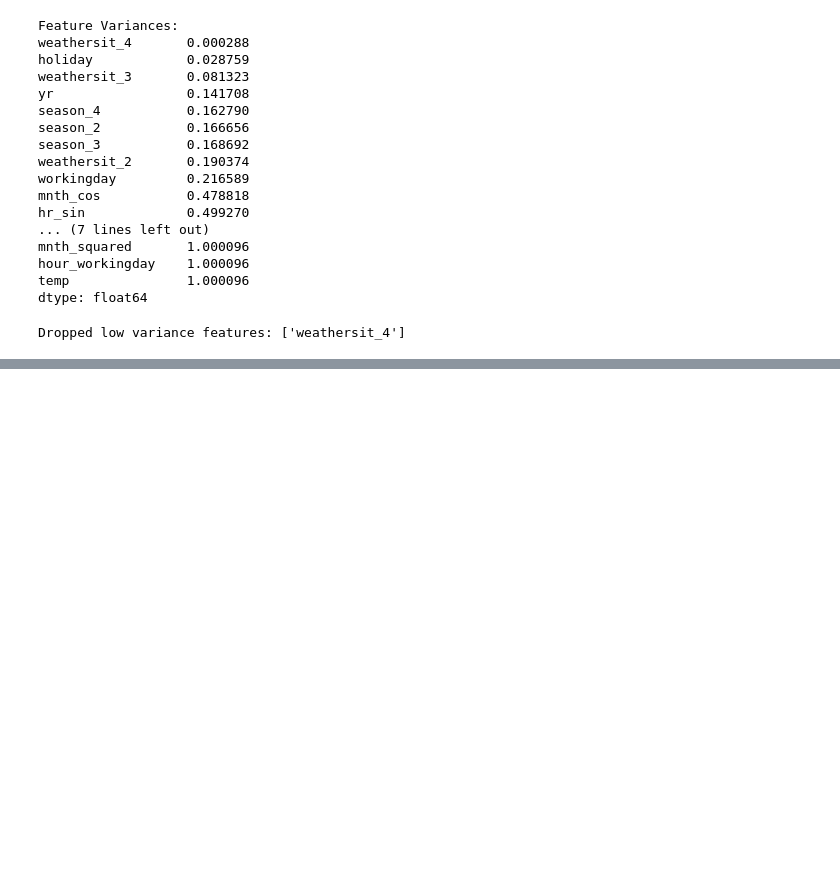
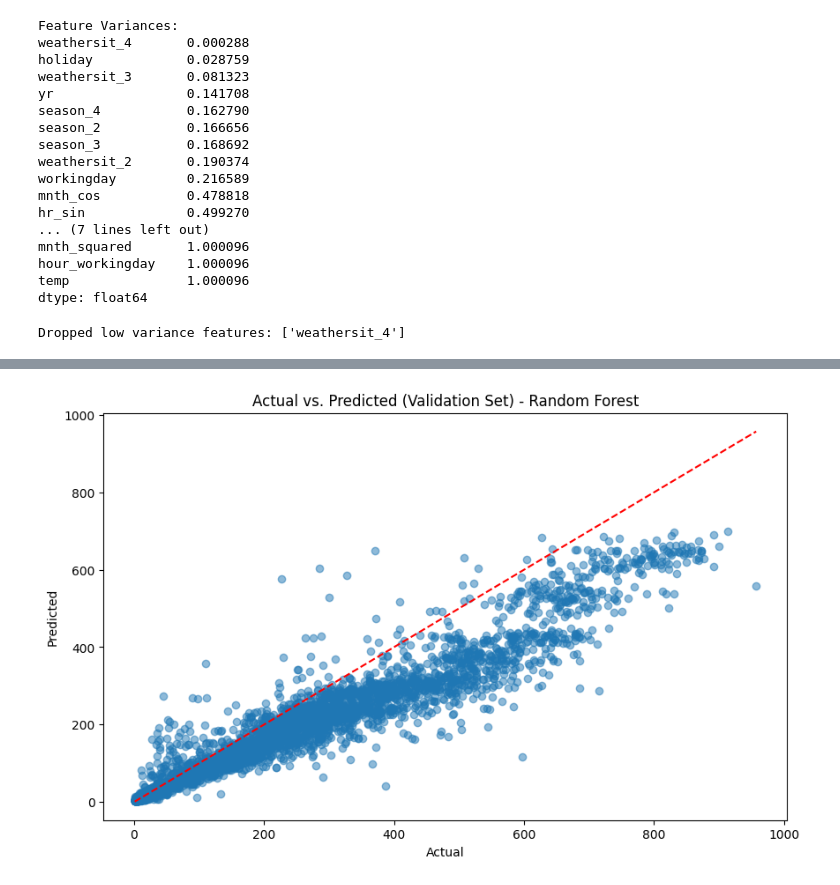
Before and after one commit to hibbakamas/ML-fundamentals-2025, a Jupyter notebook: assignment_2_Hibba_Kamas.ipynb, the cells around one changed output, grey strips where cells are left out. Saved outputs shown, nothing was run; the diff lists cells and outputs as text; code cells hidden in the pictures; blank space fills up the shorter version.

```diff
--- a/assignment_2_Hibba_Kamas.ipynb
+++ b/assignment_2_Hibba_Kamas.ipynb
@@ -975,0 +1117,11 @@ Index(['workingday', 'temp', 'hum', 'temp_hum', 'hour_workingday',
+# %%
+# actual vs predicted
+plt.figure(figsize=(10, 6))
+plt.scatter(y_val, y_val_pred_rf, alpha=0.5)
+plt.plot([y_val.min(), y_val.max()], [y_val.min(), y_val.max()], 'r--')
+plt.xlabel("Actual")
+plt.ylabel("Predicted")
+plt.title("Actual vs. Predicted (Validation Set) - Random Forest")
+plt.show()
+# %% [output]
+[figure, added]
```
Also changed, not shown: parts of 71 cells of this notebook.
